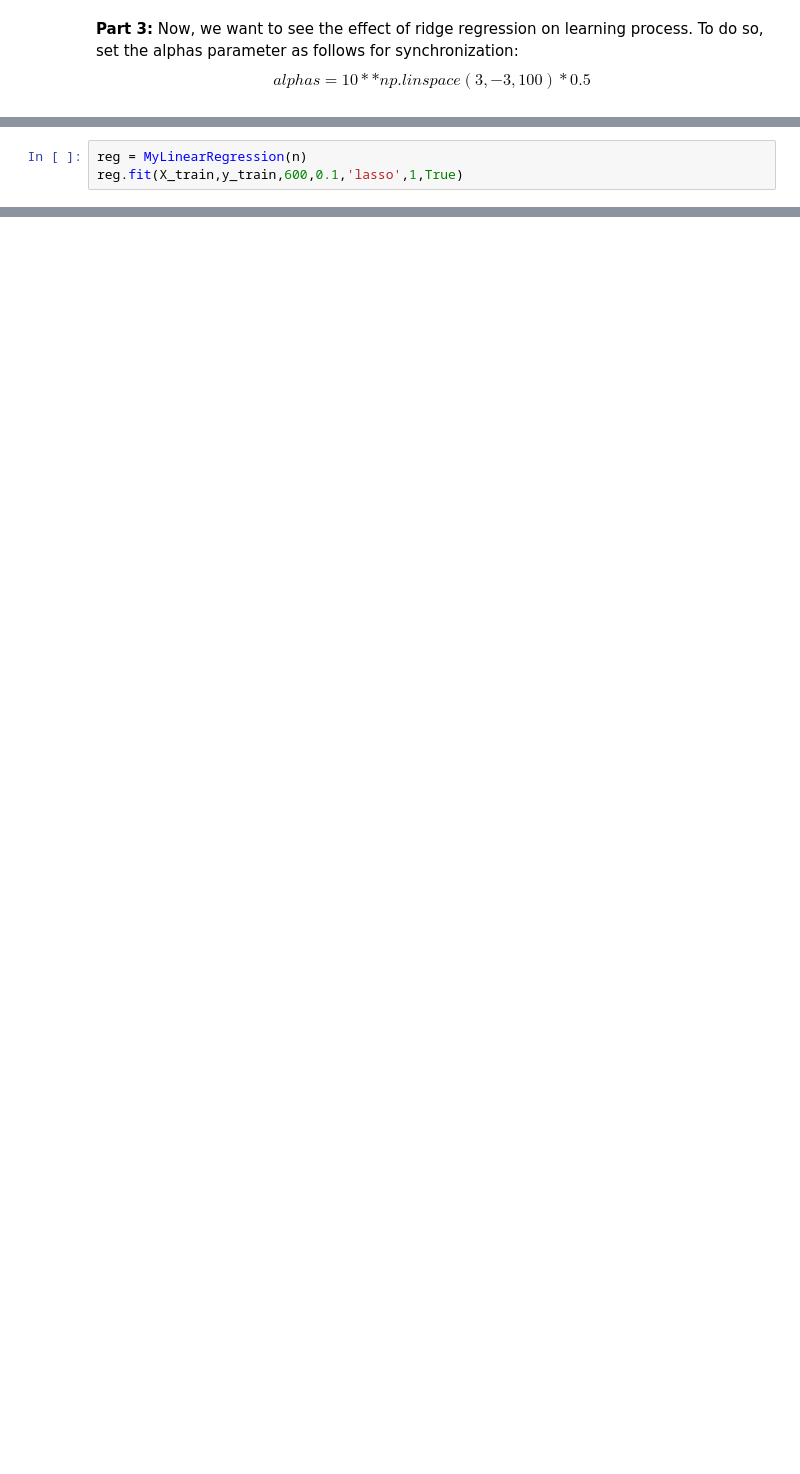
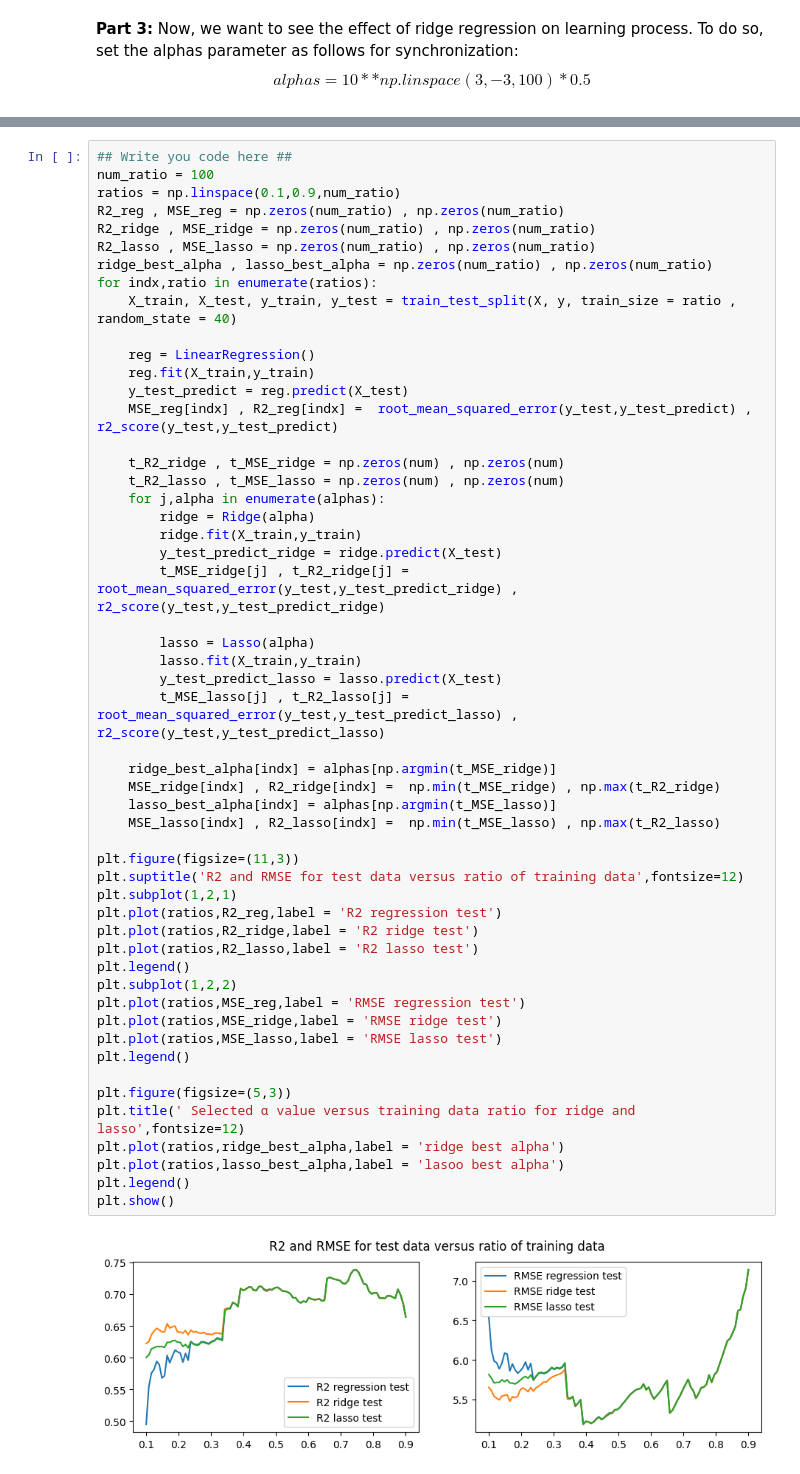
Before and after one commit to AliKouchekzade/IML_CHW2, a Jupyter notebook: Q1.ipynb, the cells around one changed output, grey strips where cells are left out. Saved outputs shown, nothing was run; the diff lists cells and outputs as text; blank space fills up the shorter version.

```diff
--- a/Q1.ipynb
+++ b/Q1.ipynb
@@ -190,3 +228,0 @@ Finally select the optimal value of α. Report MSE, $R^2$ and coefficients.Compa
-# %%
-reg = MyLinearRegression(n)
-reg.fit(X_train,y_train,600,0.1,'lasso',1,True)
@@ -281,0 +240,55 @@ How is the overall behavior of these plots and how do you analyze them?
+# %%
+## Write you code here ##
+num_ratio = 100
+ratios = np.linspace(0.1,0.9,num_ratio)
+R2_reg , MSE_reg = np.zeros(num_ratio) , np.zeros(num_ratio)
+R2_ridge , MSE_ridge = np.zeros(num_ratio) , np.zeros(num_ratio)
+R2_lasso , MSE_lasso = np.zeros(num_ratio) , np.zeros(num_ratio)
+ridge_best_alpha , lasso_best_alpha = np.zeros(num_ratio) , np.zeros(num_ratio)
+for indx,ratio in enumerate(ratios):
+    X_train, X_test, y_train, y_test = train_test_split(X, y, train_size = ratio , random_state = 40)
+
+    reg = LinearRegression()
+    reg.fit(X_train,y_train)
+    y_test_predict = reg.predict(X_test)
+    MSE_reg[indx] , R2_reg[indx] =  root_mean_squared_error(y_test,y_test_predict) , r2_score(y_test,y_test_predict)
+
+    t_R2_ridge , t_MSE_ridge = np.zeros(num) , np.zeros(num)
+    t_R2_lasso , t_MSE_lasso = np.zeros(num) , np.zeros(num)
+    for j,alpha in enumerate(alphas):
+        ridge = Ridge(alpha)
+        ridge.fit(X_train,y_train)
+        y_test_predict_ridge = ridge.predict(X_test)
+        t_MSE_ridge[j] , t_R2_ridge[j] =  root_mean_squared_error(y_test,y_test_predict_ridge) , r2_score(y_test,y_test_predict_ridge)
+
+        lasso = Lasso(alpha)
+        lasso.fit(X_train,y_train)
+        y_test_predict_lasso = lasso.predict(X_test)
+        t_MSE_lasso[j] , t_R2_lasso[j] =  root_mean_squared_error(y_test,y_test_predict_lasso) , r2_score(y_test,y_test_predict_lasso)
+
+    ridge_best_alpha[indx] = alphas[np.argmin(t_MSE_ridge)]
+    MSE_ridge[indx] , R2_ridge[indx] =  np.min(t_MSE_ridge) , np.max(t_R2_ridge)
+    lasso_best_alpha[indx] = alphas[np.argmin(t_MSE_lasso)]
+    MSE_lasso[indx] , R2_lasso[indx] =  np.min(t_MSE_lasso) , np.max(t_R2_lasso)
+
+plt.figure(figsize=(11,3))
+plt.suptitle('R2 and RMSE for test data versus ratio of training data',fontsize=12)
+plt.subplot(1,2,1)
+plt.plot(ratios,R2_reg,label = 'R2 regression test')
+plt.plot(ratios,R2_ridge,label = 'R2 ridge test')
+plt.plot(ratios,R2_lasso,label = 'R2 lasso test')
+plt.legend()
+plt.subplot(1,2,2)
+plt.plot(ratios,MSE_reg,label = 'RMSE regression test')
+plt.plot(ratios,MSE_ridge,label = 'RMSE ridge test')
+plt.plot(ratios,MSE_lasso,label = 'RMSE lasso test')
+plt.legend()
+
+plt.figure(figsize=(5,3))
+plt.title(' Selected α value versus training data ratio for ridge and lasso',fontsize=12)
+plt.plot(ratios,ridge_best_alpha,label = 'ridge best alpha')
+plt.plot(ratios,lasso_best_alpha,label = 'lasoo best alpha')
+plt.legend()
+plt.show()
+# %% [output]
+[figure, added]
```
Also changed, not shown: parts of 19 cells of this notebook, 4 other files.
